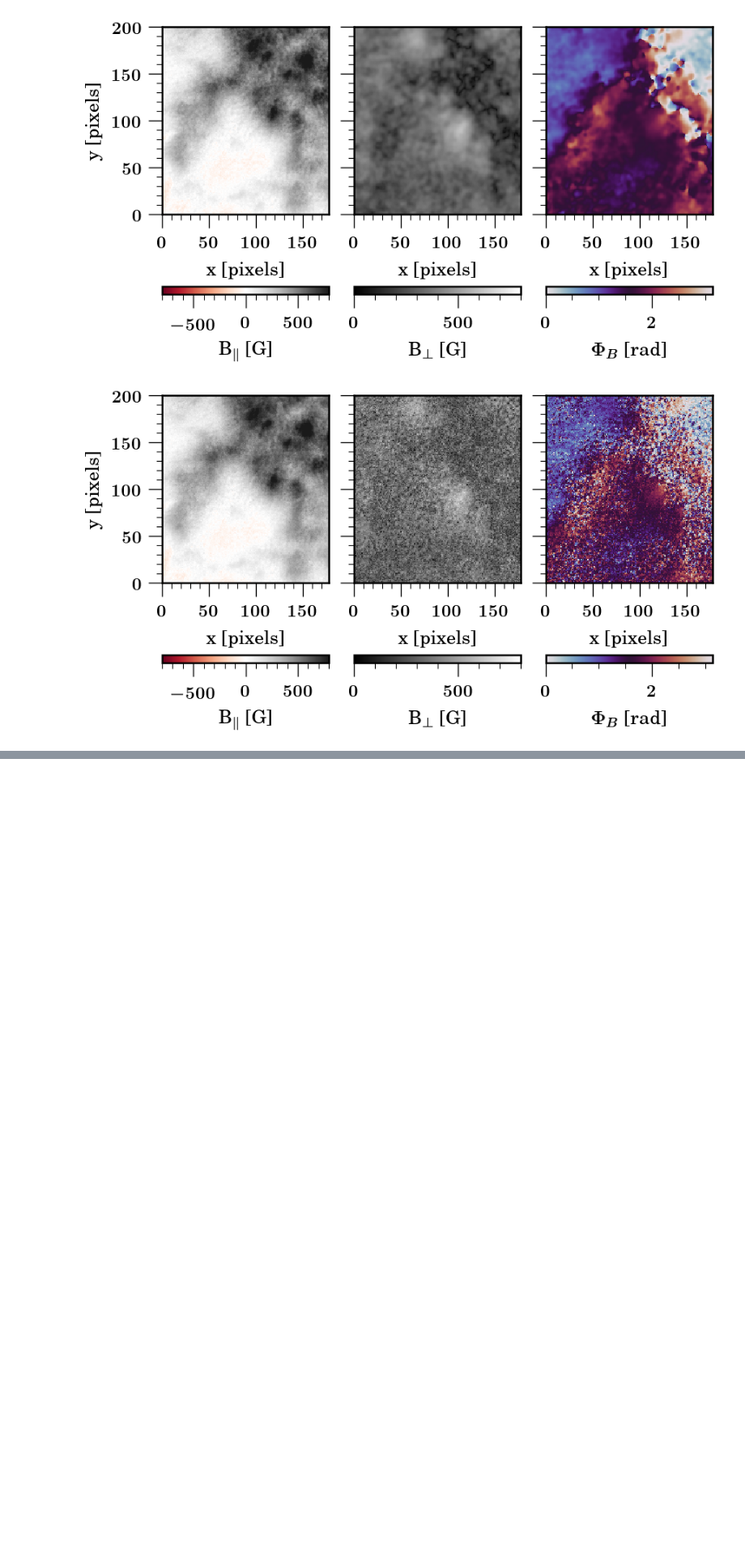
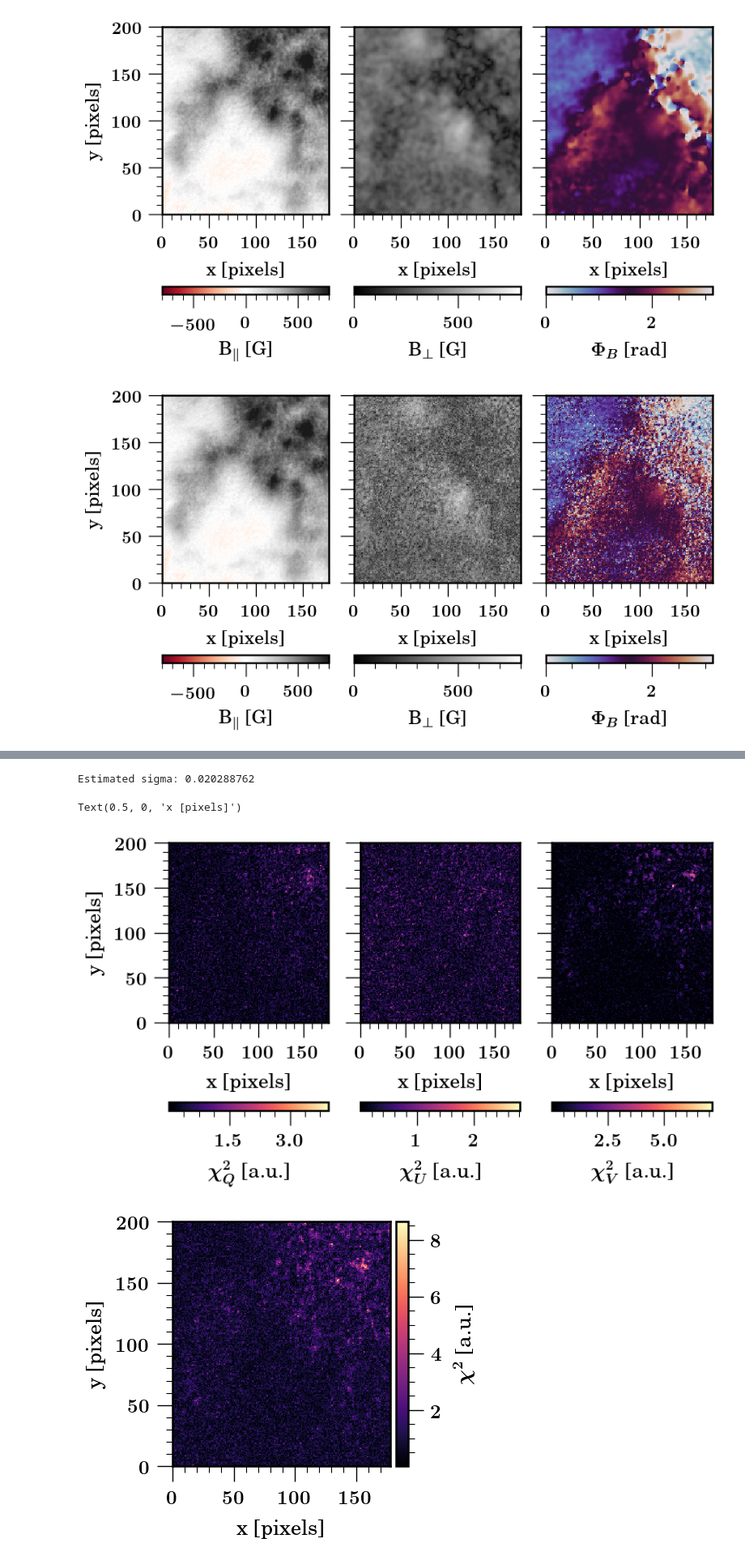
Before and after one commit to cdiazbas/neural_wfa, a Jupyter notebook: example/run_example_explicit.ipynb, the cells around one changed output, grey strips where cells are left out. Shown at 81% size. Saved outputs shown, nothing was run; the diff lists cells and outputs as text; code cells hidden in the pictures; blank space fills up the shorter version.

```diff
--- a/example/run_example_explicit.ipynb
+++ b/example/run_example_explicit.ipynb
@@ -125,0 +162,40 @@ for cbar in f.get_axes():
+# %%
+# Estimated sigma:
+sigma = np.std(stokesQ[0, ...] - img[:, :, 1,:])
+print("Estimated sigma:", sigma)
+
+# Chi2 maps:
+chi2_map_Q = np.mean( (stokesQ[0, ...][..., mymodel.mask] - img[:, :, 1, mymodel.mask])**2 ,axis=2)/ (sigma**2)
+chi2_map_U = np.mean( (stokesU[0, ...][..., mymodel.mask] - img[:, :, 2, mymodel.mask])**2 ,axis=2)/ (sigma**2)
+chi2_map_V = np.mean( (stokesV[0, ...][..., mymodel.mask] - img[:, :, 3, mymodel.mask])**2 ,axis=2)/ (sigma**2)
+chi2_map = chi2_map_Q + chi2_map_U + chi2_map_V
+
+
+f, ax = plt.subplots(nrows=1, ncols=3, figsize=(9,7), sharex=True, sharey=True)
+ax = ax.flatten()
+im0 = ax[0].imshow(chi2_map_Q, cmap='magma', interpolation='nearest', extent=extent)
+im1 = ax[1].imshow(chi2_map_U, cmap='magma', interpolation='nearest', extent=extent)
+im2 = ax[2].imshow(chi2_map_V, cmap='magma', interpolation='nearest', extent=extent)
+names = [r'$\chi^2_Q$', r'$\chi^2_U$', r'$\chi^2_V$']
+utils.add_colorbar(im0, ax=ax[0], label=names[0]+' [a.u.]',orientation='horizontal',aspect=0.05, pad_fraction=10.0, nbins=3)
+utils.add_colorbar(im1, ax=ax[1], label=names[1]+' [a.u.]',orientation='horizontal',aspect=0.05, pad_fraction=10.0, nbins=3)
+utils.add_colorbar(im2, ax=ax[2], label=names[2]+' [a.u.]',orientation='horizontal',aspect=0.05, pad_fraction=10.0, nbins=3)
+for ii in range(3):
+    ax[ii].set_xlabel('x [pixels]')
+    ax[ii].minorticks_on()
+    ax[ii].locator_params(axis='x', nbins=5)
+    ax[ii].locator_params(axis='y', nbins=5)
+ax[0].set_ylabel('y [pixels]')
+
+
+plt.figure(figsize=(6,4))
+im = plt.imshow(chi2_map, cmap='magma', interpolation='nearest', extent=extent)
+plt.locator_params(axis='both', nbins=5)
+utils.add_colorbar(im, label=r"$\chi^2$ [a.u.]")
+plt.ylabel('y [pixels]')
+plt.xlabel('x [pixels]')
+# %% [output]
+Estimated sigma: 0.020288762
+Text(0.5, 0, 'x [pixels]')
+[figure, added]
+[figure, added]
```
Also changed, not shown: parts of 5 cells of this notebook, 3 other files.
